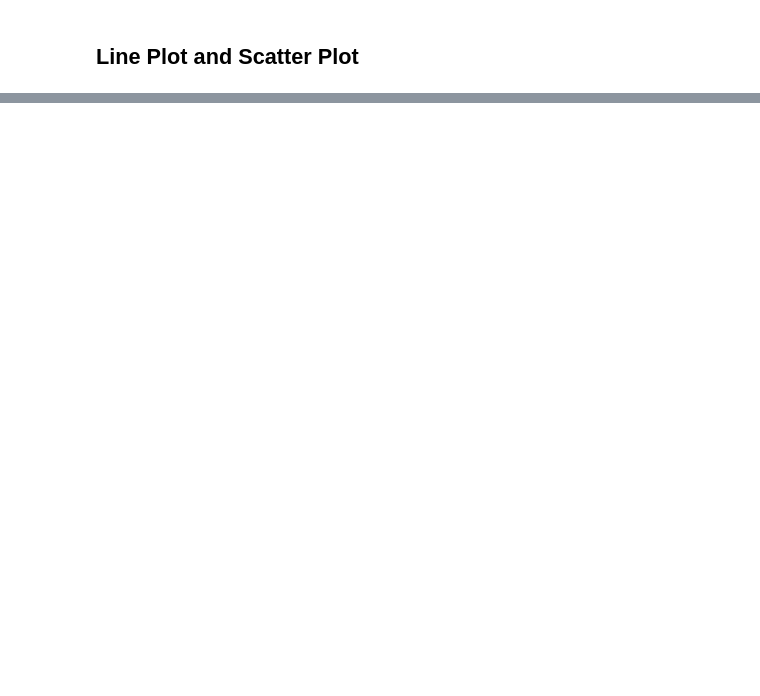
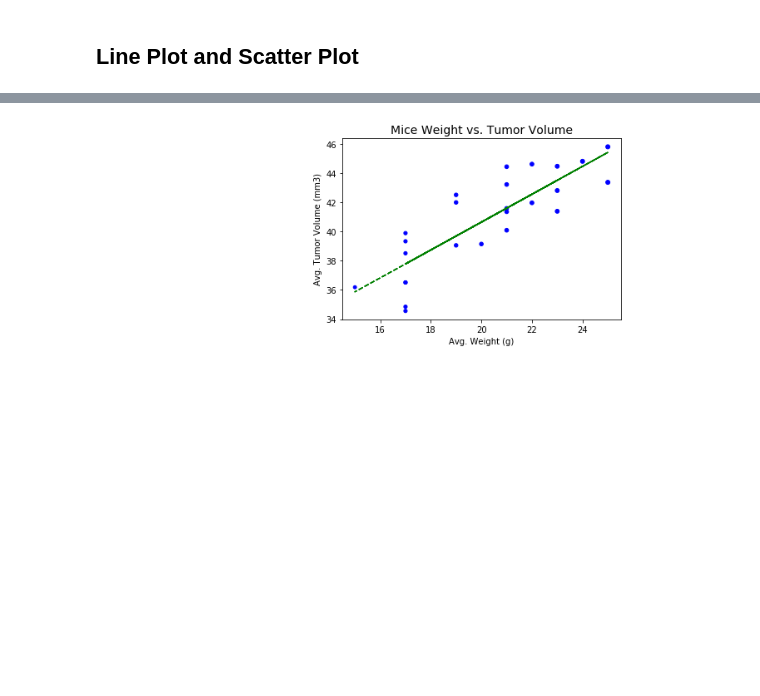
Before and after one commit to golson002/05-MatPlotLib-Challenge, a Jupyter notebook: Pymaceuticals/MatPlotLib_Submission.ipynb, the cells around one changed output, grey strips where cells are left out. Drawn from its saved outputs; the diff is of its cells as text; code cells hidden in the pictures; blank space fills up the shorter version.

```diff
--- a/Pymaceuticals/MatPlotLib_Submission.ipynb
+++ b/Pymaceuticals/MatPlotLib_Submission.ipynb
@@ -492,0 +611,16 @@ plt.show()
+# %%
+x_axis_lreg = average_weight
+y_axis_lreg = average_tumor_vol
+(slope, intercept, rvalue, pvalue, stderr) = linregress(x_axis_lreg, y_axis_lreg)
+regress_values = slope * x_axis_lreg + intercept
+line_eq = (f'y = {(round(slope,2))}x  + {(round(intercept,2))}')
+plt.scatter(x_axis_sp, y_axis_sp, marker = 'o', facecolor = 'blue', edgecolor = 'blue', s = x_axis_sp)
+plt.plot(x_axis_lreg, regress_values, 'g--')
+plt.annotate(line_eq, (5,10), fontsize = 12, color = 'green')
+
+plt.xlabel('Avg. Weight (g)')
+plt.ylabel('Avg. Tumor Volume (mm3)')
+plt.title('Mice Weight vs. Tumor Volume', fontsize = 14)
+plt.show()
+# %% [output]
+[figure, added]
```
Also changed, not shown: parts of 17 cells of this notebook.
